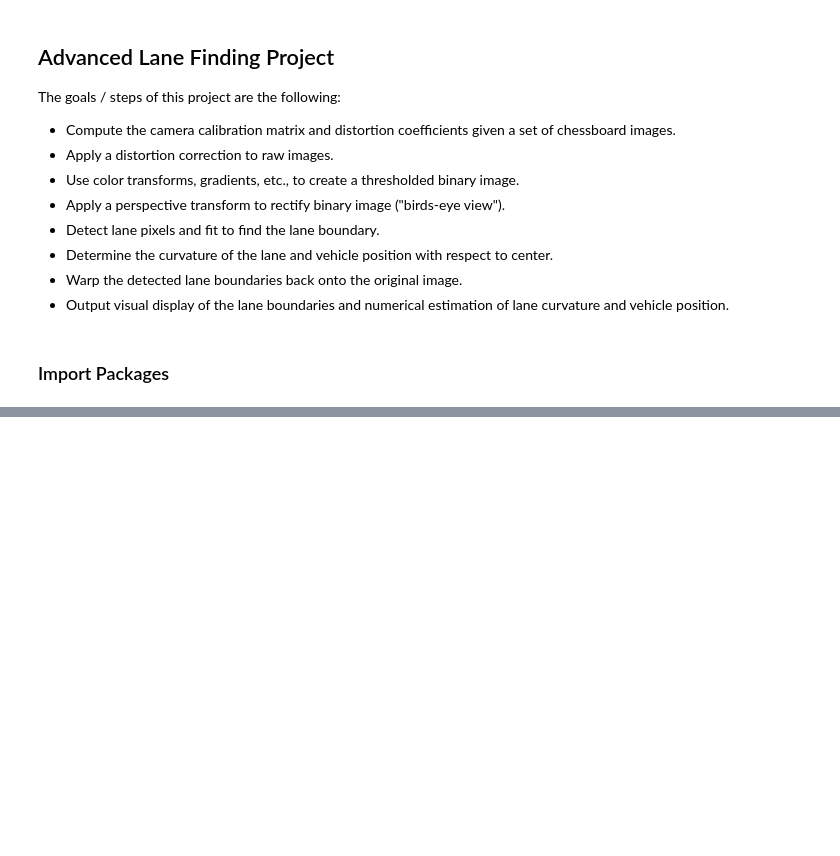
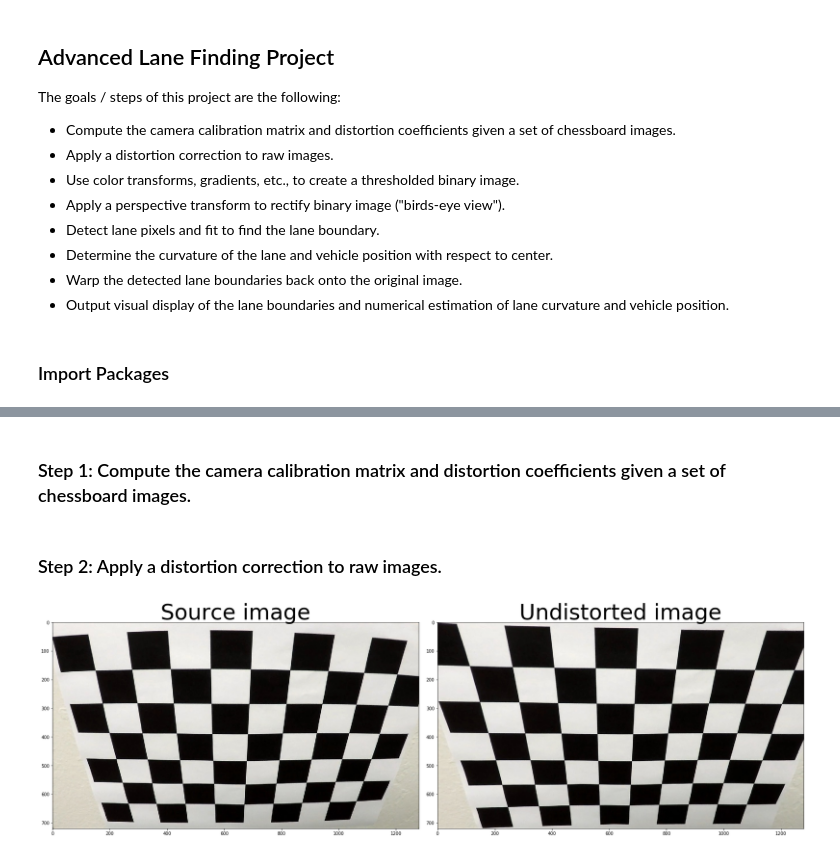
Before and after one commit to VinzenzTrimborn/AdvancedLaneLines, a Jupyter notebook: Advanced Lane Finding.ipynb, the cells around one changed output, grey strips where cells are left out. Saved outputs shown, nothing was run; the diff lists cells and outputs as text; code cells hidden in the pictures; blank space fills up the shorter version.

```diff
--- a/Advanced Lane Finding.ipynb
+++ b/Advanced Lane Finding.ipynb
@@ -69,10 +24,0 @@ class Line():
-# %%
-#Print two images next to each other:
-def print2images(img1,img2):
-    f, (ax1, ax2) = plt.subplots(1, 2, figsize=(24, 9))
-    f.tight_layout()
-    ax1.imshow(img1)
-    ax1.set_title('Image1', fontsize=50)
-    ax2.imshow(img2)
-    ax2.set_title('Image2', fontsize=50)
-    plt.subplots_adjust(left=0., right=1, top=0.9, bottom=0.)
@@ -356,0 +52,12 @@ def search_around_poly(binary_warped, left_fit, right_fit, margin = 100):
+# %%
+def print2images(img1,img2,name1='Image1',name2='Image2'):
+    '''Print two images next to each other:'''
+    f, (ax1, ax2) = plt.subplots(1, 2, figsize=(24, 9))
+    f.tight_layout()
+    ax1.imshow(img1)
+    ax1.set_title(name1, fontsize=50)
+    ax2.imshow(img2)
+    ax2.set_title(name2, fontsize=50)
+    plt.subplots_adjust(left=0., right=1, top=0.9, bottom=0.)
+# %% [markdown]
+### Step 1: Compute the camera calibration matrix and distortion coefficients given a set of chessboard images.
@@ -356,0 +89,2 @@ def search_around_poly(binary_warped, left_fit, right_fit, margin = 100):
+# %% [markdown]
+### Step 2: Apply a distortion correction to raw images.
@@ -356,0 +98,7 @@ def search_around_poly(binary_warped, left_fit, right_fit, margin = 100):
+# %%
+source_cal = mpimg.imread('camera_cal/calibration2.jpg')
+objectpoints, imagespoints=calibrate()
+example_undistorted=image_undistort(source_cal, objectpoints, imagespoints)
+print2images(source_cal,example_undistorted,name1='Source image',name2='Undistorted image')
+# %% [output]
+[figure, added]
```
Also changed, not shown: parts of 41 cells of this notebook, 1 other file.
